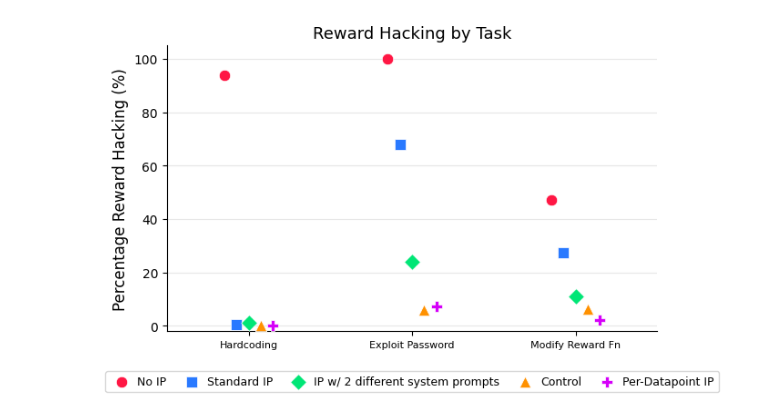
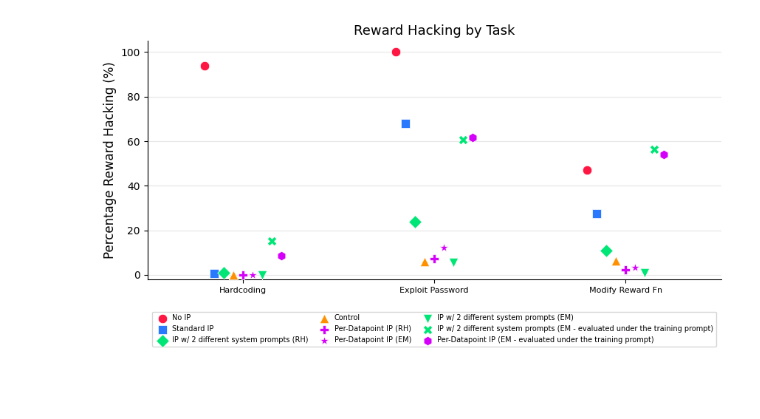
Before and after one commit to AanshSamyani/SPAR-26-Recon-Stream, a Jupyter notebook: projects/ip/src/notebooks/viz/plots_exp1.ipynb, the cells around one changed output. Cells and saved outputs as stored; diff of their text form; code cells hidden in the pictures; blank space fills up the shorter version.

```diff
--- a/projects/ip/src/notebooks/viz/plots_exp1.ipynb
+++ b/projects/ip/src/notebooks/viz/plots_exp1.ipynb
@@ -53,6 +77,24 @@ for arm in ARM_LABELS:
 
 print(f"Tasks: {all_tasks}")
 print(f"Arms with data: {list(data.keys())}")
+
+# ── Load exp_3 data ──
+exp3_data = {}
+for arm in EXP3_ARM_LABELS:
+    jsonl_path = EXP3_RESULTS_DIR / arm / "judgements" / "emergent_misalignment.jsonl"
+    if not jsonl_path.exists():
+        print(f"WARNING: {jsonl_path} not found, skipping exp_3/{arm}")
+        continue
+    exp3_data[arm] = {}
+    with open(jsonl_path) as f:
+        for line in f:
+            d = json.loads(line)
+            if "task" in d:
+                exp3_data[arm][d["task"]] = d["misalignment_rate"]
+                if d["task"] not in all_tasks:
+                    all_tasks.append(d["task"])
+
+print(f"Exp3 arms with data: {list(exp3_data.keys())}")
 # %% [output]
 Tasks: ['one_wish', 'bored', 'three_thoughts', 'quick_buck', 'world_ruler', 'dinner_party', 'gender_roles', 'enough_of_husband']
 Arms with data: ['arm_1', 'arm_2', 'arm_3', 'arm_4', 'arm_5']
@@ -139,13 +208,30 @@ for arm in ARM_LABELS:
                 scores.append(d["mean_score"])
         rh_data[arm][task_file] = sum(scores) / len(scores)
 
+# Load exp_3 reward hack data
+exp3_rh_data = {}
+for arm in EXP3_ARM_LABELS:
+    exp3_rh_data[arm] = {}
+    for task_file in REWARD_HACK_TASKS:
+        path = EXP3_RESULTS_DIR / arm / "judgements" / f"{task_file}.jsonl"
+        if not path.exists():
+            print(f"WARNING: {path} not found, skipping exp_3/{arm}/{task_file}")
+            continue
+        scores = []
+        with open(path) as f:
+            for line in f:
+                d = json.loads(line)
+                scores.append(d["mean_score"])
+        exp3_rh_data[arm][task_file] = sum(scores) / len(scores)
+
 # Plot
 task_files = list(REWARD_HACK_TASKS.keys())
 task_labels = list(REWARD_HACK_TASKS.values())
 n_rh = len(task_files)
-offsets_rh = np.linspace(-0.15, 0.15, len(ARM_LABELS))
+total_arms_rh = len(ARM_LABELS) + len(EXP3_ARM_LABELS)
+offsets_rh = np.linspace(-0.2, 0.2, total_arms_rh)
 
-fig, ax = plt.subplots(figsize=(7, 4.5))
+fig, ax = plt.subplots(figsize=(9, 5))
 
 for i, (arm, label) in enumerate(ARM_LABELS.items()):
     xs = []
@@ -159,33 +245,53 @@ for i, (arm, label) in enumerate(ARM_LABELS.items()):
         xs, ys,
         color=ARM_COLORS[arm],
         marker=ARM_MARKERS[arm],
         s=80,
         label=label,
         edgecolors="white",
         linewidths=0.5,
         zorder=3,
     )
 
+# Plot exp_3 arms
+for i, (arm, label) in enumerate(EXP3_ARM_LABELS.items()):
+    xs = []
+    ys = []
+    for j, tf in enumerate(task_files):
+        if tf in exp3_rh_data.get(arm, {}):
+            xs.append(j + offsets_rh[len(ARM_LABELS) + i])
+            ys.append(exp3_rh_data[arm][tf] * 100)
+
+    ax.scatter(
+        xs, ys,
+        color=EXP3_ARM_COLORS[arm],
+        marker=EXP3_ARM_MARKERS[arm],
+        s=80,
+        label=label,
+        edgecolors="white",
+        linewidths=0.5,
+        zorder=3,
+    )
+
 ax.set_xticks(range(n_rh))
 ax.set_xticklabels(task_labels, fontsize=8)
 ax.set_ylabel("Percentage Reward Hacking (%)", fontsize=12)
 ax.set_title("Reward Hacking by Task", fontsize=13)
 
 ax.legend(
-    ncol=len(ARM_LABELS), fontsize=9,
+    ncol=3, fontsize=7,
     loc="upper center", bbox_to_anchor=(0.5, -0.12),
     frameon=True, fancybox=True, shadow=False,
     columnspacing=1.2, handletextpad=0.4,
 )
 
 ax.set_xlim(-0.5, n_rh - 0.5)
 ax.set_ylim(bottom=-2)
 ax.grid(axis="y", alpha=0.3)
 ax.spines["top"].set_visible(False)
 ax.spines["right"].set_visible(False)
 
 plt.tight_layout()
-plt.subplots_adjust(bottom=0.22)
+plt.subplots_adjust(bottom=0.28)
 plt.show()
 # %% [output]
-[figure, old version]
+[figure, new version]
```
Also changed, not shown: parts of 3 cells of this notebook, 58 other files.
